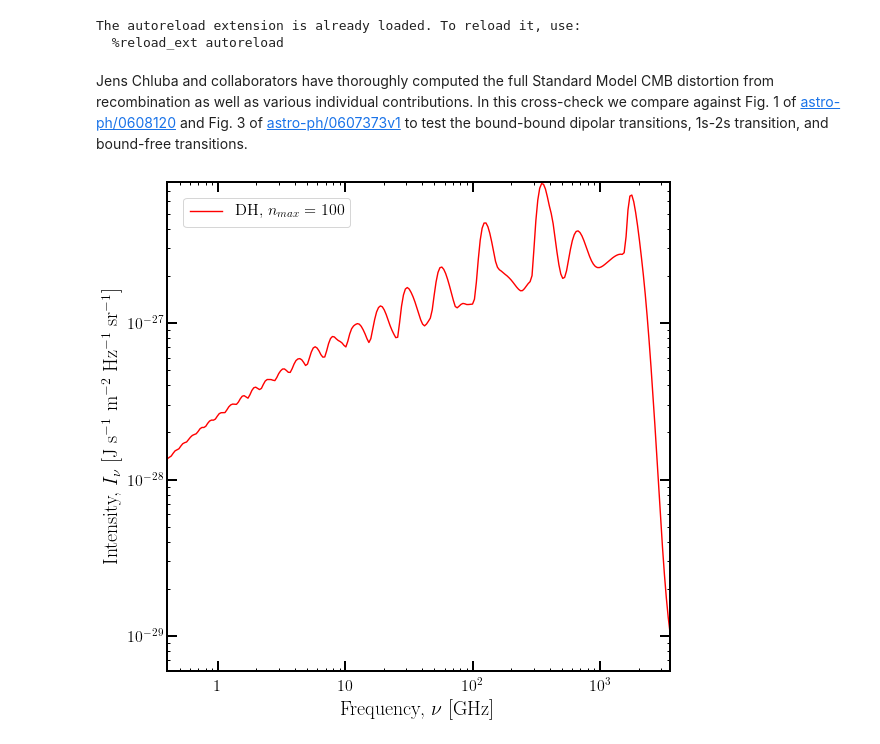
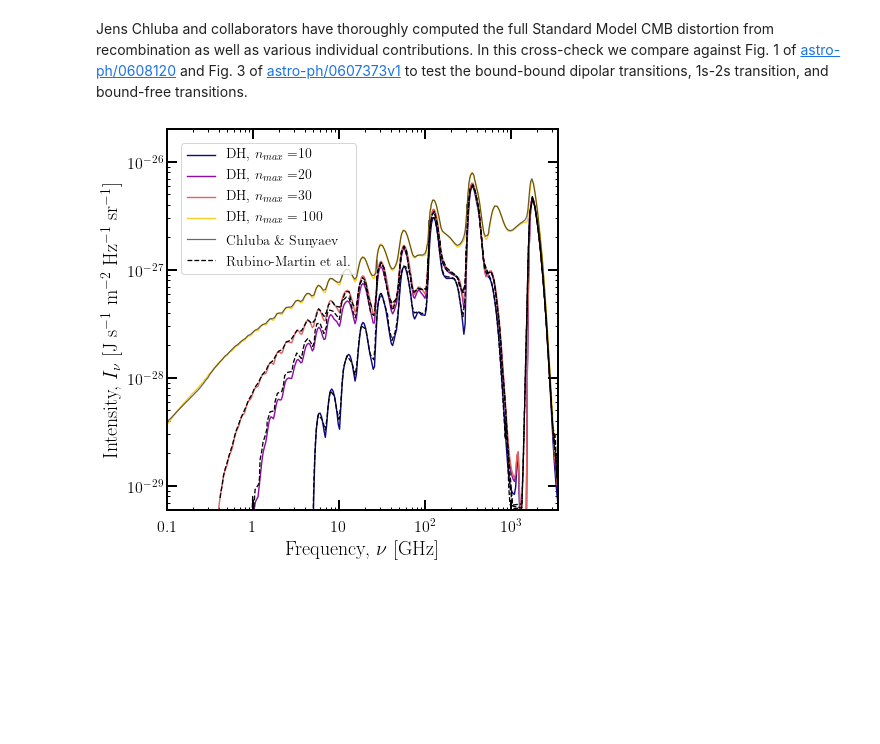
Before and after one commit to hongwanliu/DarkHistory, a Jupyter notebook: examples/DH_Upgrade/Cross_Checks/recombination_comparison.ipynb, the cells around one changed output. Cells and saved outputs as stored; diff of their text form; code cells hidden in the pictures; blank space fills up the shorter version.

Commit message:
editing cross-checks plots

```diff
--- a/examples/DH_Upgrade/Cross_Checks/recombination_comparison.ipynb
+++ b/examples/DH_Upgrade/Cross_Checks/recombination_comparison.ipynb
@@ -7,12 +7,13 @@ import numpy as np
 from scipy.interpolate import interp1d
 from tqdm import tqdm_notebook as tqdm
 
+import config
 import darkhistory.physics as phys
 from darkhistory.spec.spectrum import Spectrum
 from darkhistory.spec.spectra import Spectra
 import darkhistory.low_energy.atomic as atomic
 import darkhistory.low_energy.bound_free as bf
-# from plotting_utils import plot_distortion, download_plot
+from plotting_utils import plot_distortion, download_plot
 
 import matplotlib
 matplotlib.rc_file('../../../matplotlibrc')
@@ -21,11 +22,10 @@ from matplotlib.pyplot import cm
 import matplotlib.colors as colors
 %matplotlib inline
 
-output_dir = '/zfs/wenzerq/DarkHistory/output/'
-fig_dir = '/zfs/wenzerq/DarkHistory/figs/'
+hplanck = phys.hbar * 2 * np.pi
+
+output_dir = '/Users/viviesque/OneDrive - Massachusetts Institute of Technology/DarkHistory/output/'
+fig_dir = '/Users/viviesque/OneDrive - Massachusetts Institute of Technology/DarkHistory/figs/'
-# %% [output]
-The autoreload extension is already loaded. To reload it, use:
-  %reload_ext autoreload
 # %% [markdown]
 Jens Chluba and collaborators have thoroughly computed the full Standard Model CMB distortion from recombination as well as various individual contributions.  In this cross-check we compare against Fig. 1 of [astro-ph/0608120](https://arxiv.org/pdf/astro-ph/0608120v1.pdf) and Fig. 3 of [astro-ph/0607373v1](https://arxiv.org/pdf/astro-ph/0607373v1.pdf) to test the bound-bound dipolar transitions, 1s-2s transition, and bound-free transitions.
 # %%
@@ -95,49 +93,49 @@ else:
 # %%
-n10_data = download_plot('n10')
-n20_data = download_plot('n20')
-n30_data = download_plot('n30')
-jens_data = download_plot('Full_Distortion')
-jens_2s = download_plot('DeltaR_2s_jens')
-jens_2p = download_plot('DeltaR_2p_jens')
-BB_BF_jens = download_plot('BB_plus_BF_dist')
+%autoreload
+n10_data = download_plot('n10', input_dir=config.data_path)
+n20_data = download_plot('n20', input_dir=config.data_path)
+n30_data = download_plot('n30', input_dir=config.data_path)
+jens_data = download_plot('Full_Distortion', input_dir=config.data_path)
+jens_2s = download_plot('DeltaR_2s_Jens', input_dir=config.data_path)
+jens_2p = download_plot('DeltaR_2p_Jens', input_dir=config.data_path)
+BB_BF_jens = download_plot('BB_plus_BF_dist', input_dir=config.data_path)
 # %%
 hplanck = phys.hbar * 2*np.pi
 convert = phys.nB * eng * hplanck * phys.c /(4*np.pi) * phys.ele * 1e4
 nu = eng/hplanck
 rs_fac = 1300
 
-
-plt.figure(figsize=(9, 9))
+plt.figure(figsize=(7, 7))
 plt.loglog()
-plt.xlim([4e-1, 3.5e3])
-plt.ylim([6e-30, 8e-27])
+plt.xlim([1e-1, 3.5e3])
+plt.ylim([6e-30, 2e-26])
 
 # DH generated data
 ns = ['10','20','30','100_2sBF']
-colors = ['red', 'blue', 'green', 'purple']
+colors = cm.plasma(np.linspace(0.,0.9,4))
 labels = ['DH, $n_{max}=$'+nmax if nmax != '100_2sBF' else 'DH, $n_{max}=100$' for nmax in ns]
 
 for i,nmax in enumerate(ns):
     plt.plot(nu/1e9, convert * distortion_dict[nmax].dNdE,
              color=colors[i], linewidth=1.4, label=labels[i])
 # plt.plot(nu/1e9, convert * goods['distortion'].dNdE)
 
 # Data from Jens Chluba et al's papers
-# plt.plot(BB_BF_jens[:,0], BB_BF_jens[:,1], color='k',
-#          linewidth=1.2, label='Chluba+Sunyaev', alpha=0.6)
-# plt.plot(n10_data[:,0], n10_data[:,1], color='k',
-#          linewidth=2.0, linestyle='--', label='Jens+')
-# plt.plot(n20_data[:,0], n20_data[:,1], color='k', linewidth=1.0, linestyle=':')
-# plt.plot(n30_data[:,0], n30_data[:,1], color='k', linewidth=1.2)
-# plt.plot(jens_data[:,0], jens_data[:,1], color='k', linewidth=2.0, linestyle='--')
+plt.plot(BB_BF_jens[:,0], BB_BF_jens[:,1], color='k',
+         linewidth=1.2, label='Chluba \& Sunyaev', alpha=0.6)
+plt.plot(n10_data[:,0], n10_data[:,1],'k--',
+         linewidth=1.3, label='Rubino-Martin et al.')
+plt.plot(n20_data[:,0], n20_data[:,1], 'k--', linewidth=1.3)
+plt.plot(n30_data[:,0], n30_data[:,1], 'k--', linewidth=1.3)
+# plt.plot(jens_data[:,0], jens_data[:,1], 'k--', linewidth=1.3)
 
-plt.legend(loc=2)
+plt.legend(loc=2, fontsize=14)
 
 plt.xlabel(r'Frequency, $\nu$ [GHz]', fontsize=20)
 plt.ylabel(r'Intensity, $I_{\nu}$ [J s$^{-1}$ m$^{-2}$ Hz$^{-1}$ sr$^{-1}$]', fontsize=20)
 if cf>1 and (not load):
     print('WARNING: There are extra errors from coarsening')
 
-# plt.savefig(fig_dir+'recombination_distortion.pdf')
+plt.savefig(fig_dir+'recombination_distortion.pdf')
 # %% [output]
-[figure, old version]
+[figure, new version]
```
Also changed, not shown: parts of 1 cell of this notebook, 3 other files.
